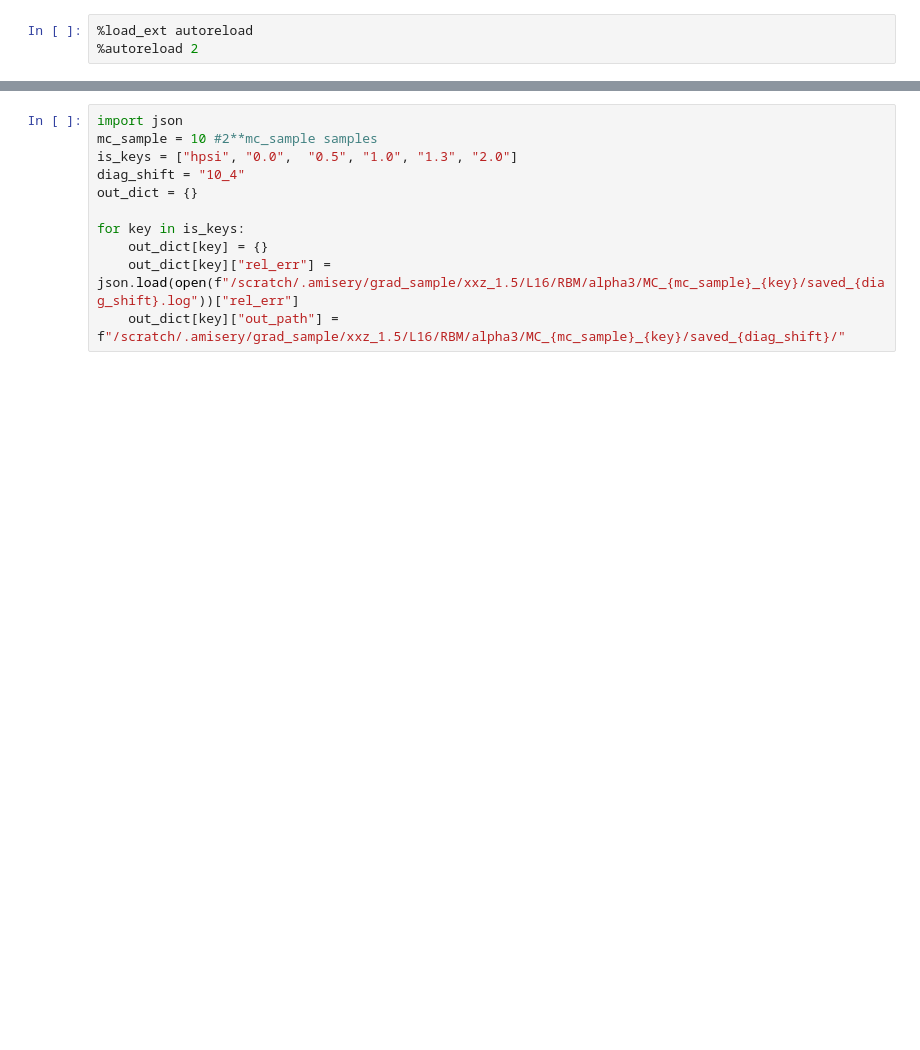
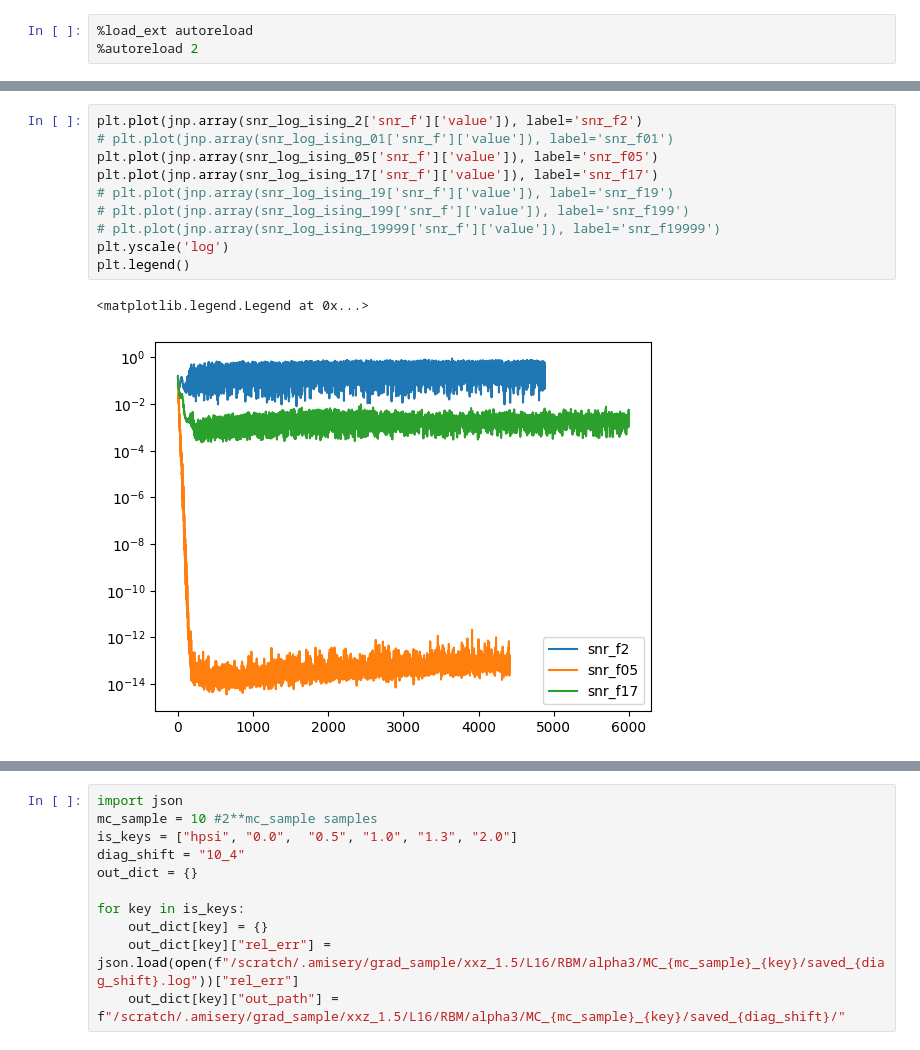
Before and after one commit to AntoineMsy/grad_sample, a Jupyter notebook: notebooks/is_analysis.ipynb, the cells around one changed output, grey strips where cells are left out. Cells and saved outputs as stored; diff of their text form; blank space fills up the shorter version.

```diff
--- a/notebooks/is_analysis.ipynb
+++ b/notebooks/is_analysis.ipynb
@@ -29,0 +217,13 @@ from grad_sample.is_hpsi.operator import IS_Operator
+# %%
+plt.plot(jnp.array(snr_log_ising_2['snr_f']['value']), label='snr_f2')
+# plt.plot(jnp.array(snr_log_ising_01['snr_f']['value']), label='snr_f01')
+plt.plot(jnp.array(snr_log_ising_05['snr_f']['value']), label='snr_f05')
+plt.plot(jnp.array(snr_log_ising_17['snr_f']['value']), label='snr_f17')
+# plt.plot(jnp.array(snr_log_ising_19['snr_f']['value']), label='snr_f19')
+# plt.plot(jnp.array(snr_log_ising_199['snr_f']['value']), label='snr_f199')
+# plt.plot(jnp.array(snr_log_ising_19999['snr_f']['value']), label='snr_f19999')
+plt.yscale('log')
+plt.legend()
+# %% [output]
+<matplotlib.legend.Legend at 0x...>
+[figure, added]
```
Also changed, not shown: parts of 14 cells of this notebook, 9 other files.
